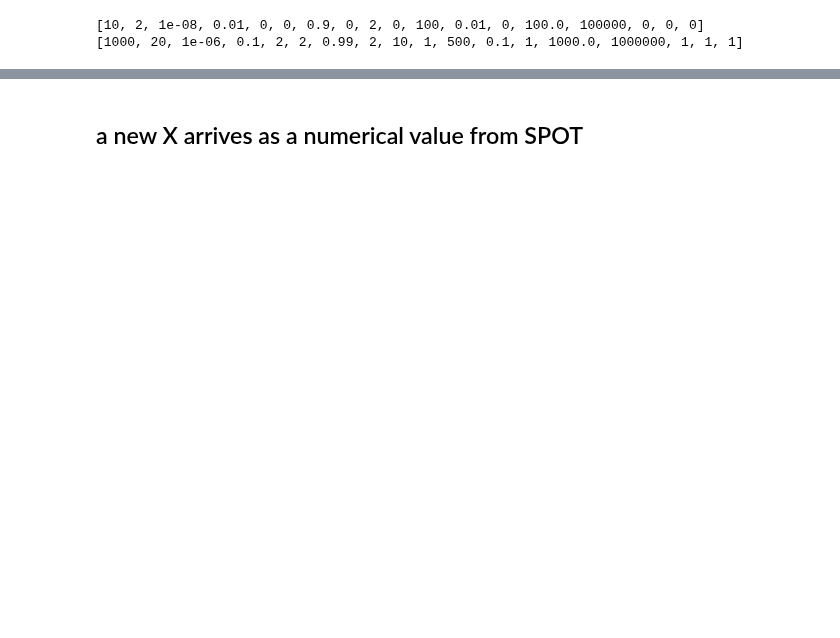
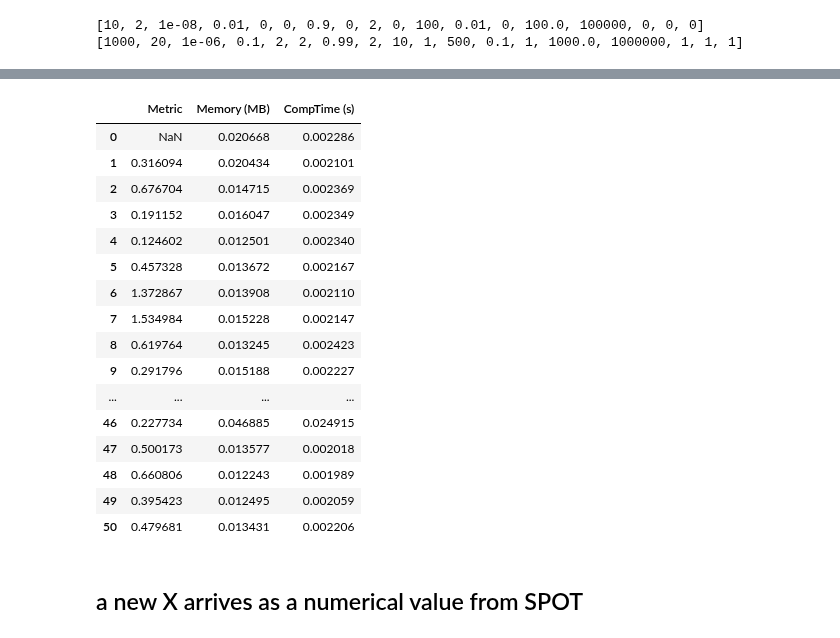
Before and after one commit to sequential-parameter-optimization/spotRiver, a Jupyter notebook: notebooks/00_tests.ipynb, the cells around one changed output, grey strips where cells are left out. Saved outputs shown, nothing was run; the diff lists cells and outputs as text; code cells hidden in the pictures; blank space fills up the shorter version.

```diff
--- a/notebooks/00_tests.ipynb
+++ b/notebooks/00_tests.ipynb
@@ -1094,0 +1124,29 @@ def plot_bml_oml_horizon_predictions(
+# %%
+from spotRiver.data.bike_sharing import get_bike_sharing_data
+import river.stream as river_stream
+import copy
+from spotRiver.fun.hyperriver import HyperRiver
+df, train, test = get_bike_sharing_data()
+target_column="count"
+n_samples = df.shape[0]
+X = copy.deepcopy(train)
+y = X.pop("count")
+data = river_stream.iter_pandas(X, y)
+dataset = list(data)
+#
+categorical_columns = [
+    "weather",
+    "season",
+    "holiday",
+    "workingday",
+]
+categories = [
+    ["clear", "misty", "rain"],
+    ["spring", "summer", "fall", "winter"],
+    ["False", "True"],
+    ["False", "True"],
+]
+
+m = test.shape[0]
+a = int(m/2)-100
+b = int(m/2)
@@ -1229,6 +1306,11 @@ default_dict = get_default_values_from_dict(fun_control["algorithm_hyper_dict"])
 var_type = list(fun_control["algorithm_hyper_dict"][key]["type"] for key in fun_control["algorithm_hyper_dict"].keys())
 var_name = list(fun_control["algorithm_hyper_dict"].keys())
 # %%
+from river import metrics
+n_samples = 500 # Trump train and test
+horizon = 7*24
+oml_grace_period = 2
+fun = HyperRiver(seed=123, log_level=50).fun_oml_horizon
 fun_control.update({"data": None, # dataset,
                "train": train,
                "test": test,
@@ -1298,3 +1433,26 @@ fun_control.update({"data": None, # dataset,
+# %%
+
+horizon = 10
+oml_grace_period = 2
+df_eval, df_preds = eval_oml_horizon(model, train, test, target_column, horizon, oml_grace_period, metric=metric)
+# %% [output]
+|  | Metric | Memory (MB) | CompTime (s) |
+| 0 | NaN | 0.020668 | 0.002286 |
+| 1 | 0.316094 | 0.020434 | 0.002101 |
+| 2 | 0.676704 | 0.014715 | 0.002369 |
+| 3 | 0.191152 | 0.016047 | 0.002349 |
+| 4 | 0.124602 | 0.012501 | 0.002340 |
+| 5 | 0.457328 | 0.013672 | 0.002167 |
+| 6 | 1.372867 | 0.013908 | 0.002110 |
+| 7 | 1.534984 | 0.015228 | 0.002147 |
+| 8 | 0.619764 | 0.013245 | 0.002423 |
+| 9 | 0.291796 | 0.015188 | 0.002227 |
+| ... | ... | ... | ... |
+| 46 | 0.227734 | 0.046885 | 0.024915 |
+| 47 | 0.500173 | 0.013577 | 0.002018 |
+| 48 | 0.660806 | 0.012243 | 0.001989 |
+| 49 | 0.395423 | 0.012495 | 0.002059 |
+| 50 | 0.479681 | 0.013431 | 0.002206 |
 # %% [markdown]
 ## a new X arrives as a numerical value from SPOT
 # %%
```
Also changed, not shown: parts of 12 cells of this notebook, 6 other files.
